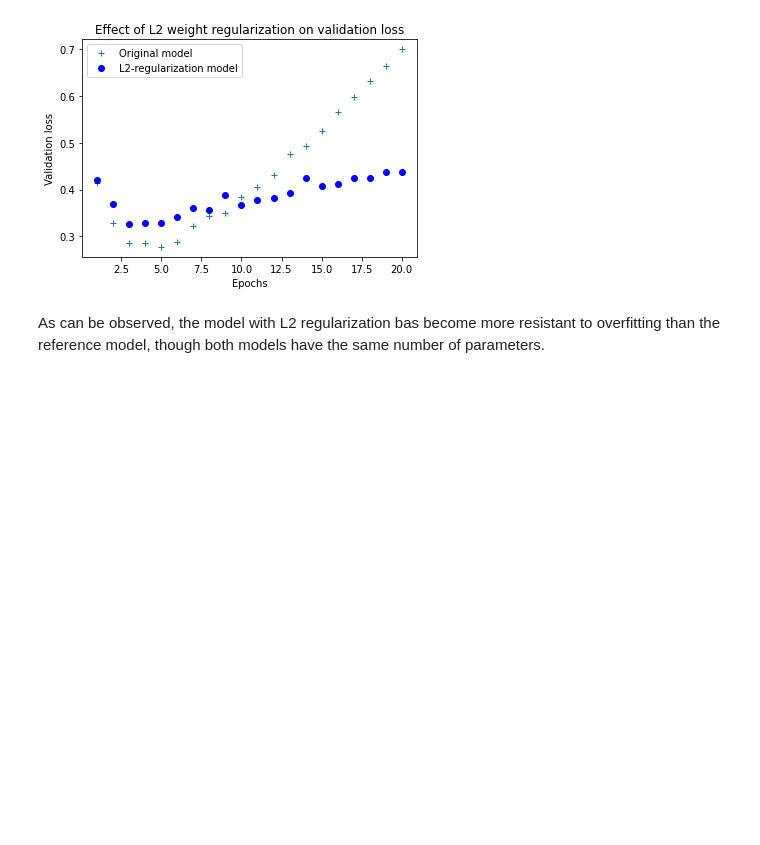
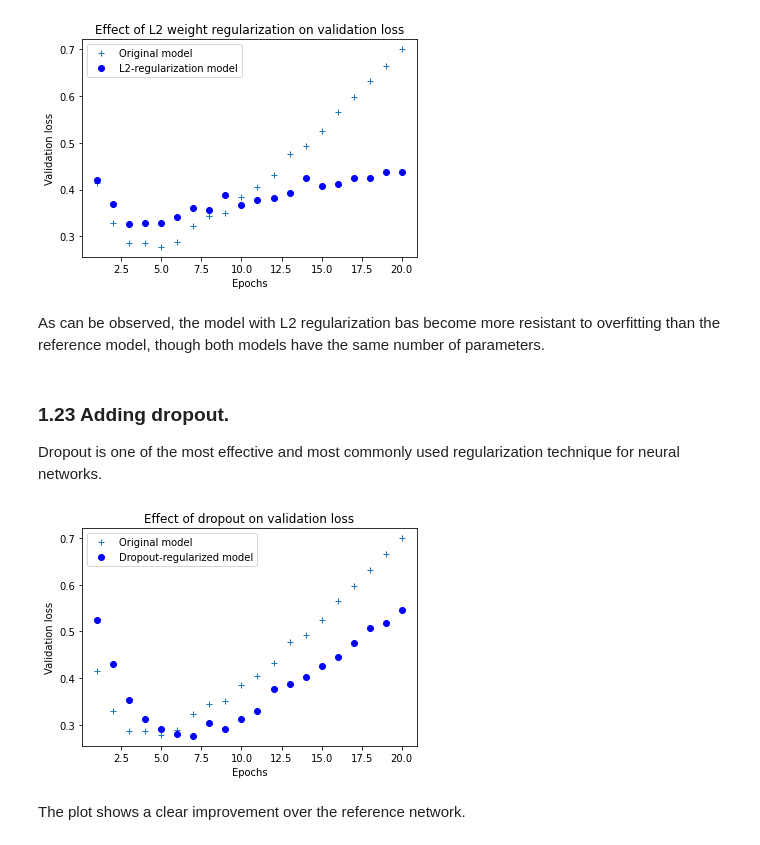
Before and after one commit to decorouz/DeepLeaning-with-Tensorflow, a Jupyter notebook: 1_0_classifying_movie_review.ipynb, the cells around one changed output. Drawn from its saved outputs; the diff is of its cells as text; code cells hidden in the pictures; blank space fills up the shorter version.

Commit message:
Add dropout regularization

```diff
--- a/1_0_classifying_movie_review.ipynb
+++ b/1_0_classifying_movie_review.ipynb
@@ -402,3 +402,27 @@ plt.show()
 [figure]
 # %% [markdown]
 As can be observed, the model with L2 regularization bas become more resistant to overfitting than the reference model, though both models have the same number of parameters.
+# %% [markdown]
+### 1.23 Adding dropout.
+
+Dropout is one of the most effective and most commonly used regularization technique for neural networks.
+# %%
+
+model_d = models.Sequential()
+model_d.add(layers.Dense(16, activation="relu", input_shape=(10000,)))
+model_d.add(layers.Dropout(0.5))
+model_d.add(layers.Dense(16, activation="relu"))
+model_d.add(layers.Dropout(0.5))
+model_d.add(layers.Dense(1, activation="sigmoid"))
+
+model_d.compile(optimizer="rmsprop",
+             loss="binary_crossentropy",
+             metrics=["accuracy"])
+
+
+history_d = model_d.fit(partial_x_train,
+                   partial_y_train,
+                   epochs=20,
+                   batch_size=512,
+                   validation_data=(x_val, y_val),
+                    verbose=0)
@@ -404,0 +431,20 @@ As can be observed, the model with L2 regularization bas become more resistant t
+# %%
+history_d_dict = history_d.history
+val_loss_values = history_dict["val_loss"]
+val_loss_d_values= history_d_dict["val_loss"]
+
+epochs = range(1, len(val_loss) + 1)
+
+plt.plot(epochs, val_loss_values , "+", label="Original model")
+plt.plot(epochs, val_loss_d_values, "bo", label="Dropout-regularized model")
+
+plt.title("Effect of dropout on validation loss")
+plt.xlabel("Epochs")
+plt.ylabel("Validation loss")
+plt.legend()
+
+plt.show()
+# %% [output]
+[figure, added]
+# %% [markdown]
+The plot shows a clear improvement over the reference network.
```
Also changed, not shown: parts of 2 cells of this notebook.
